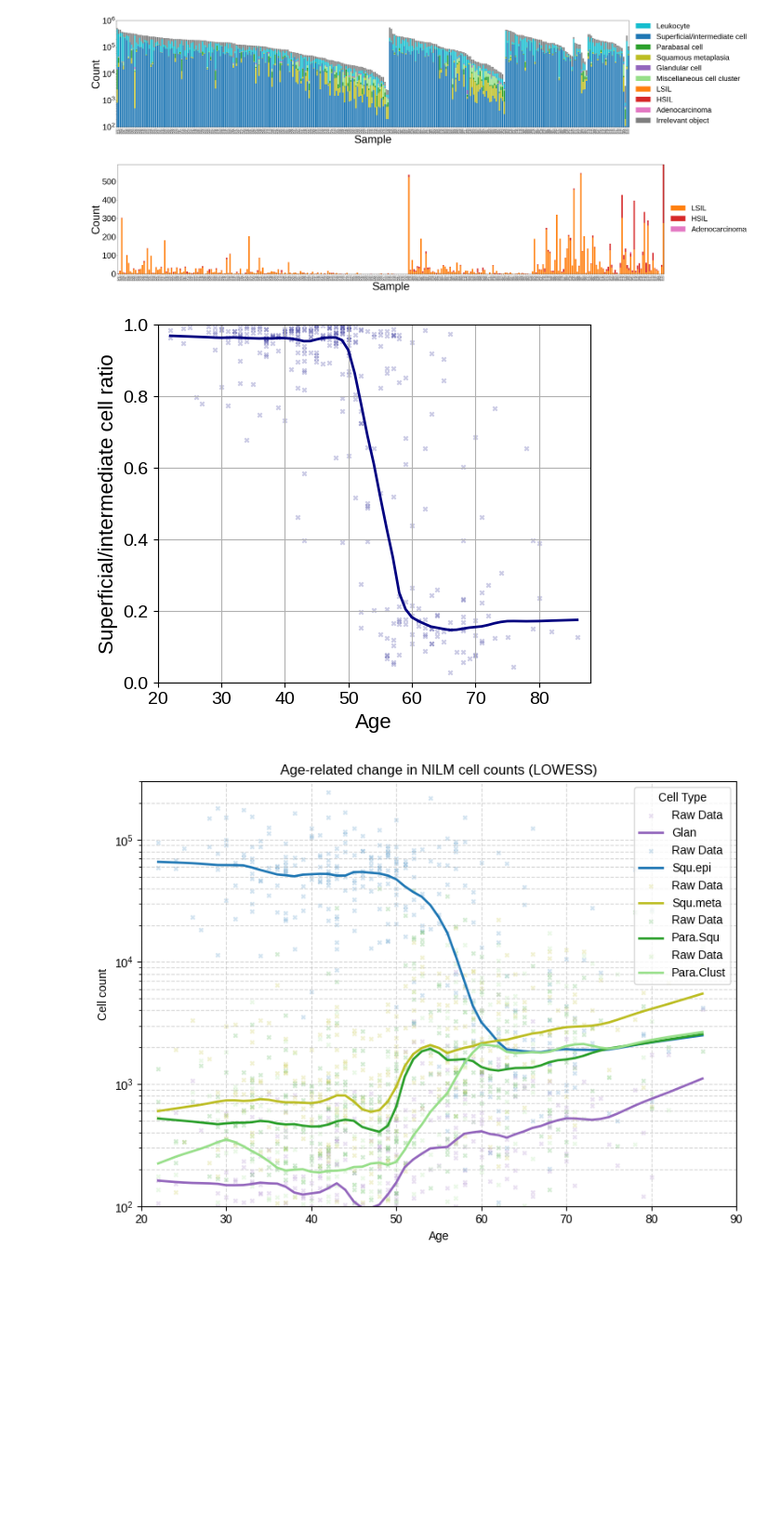
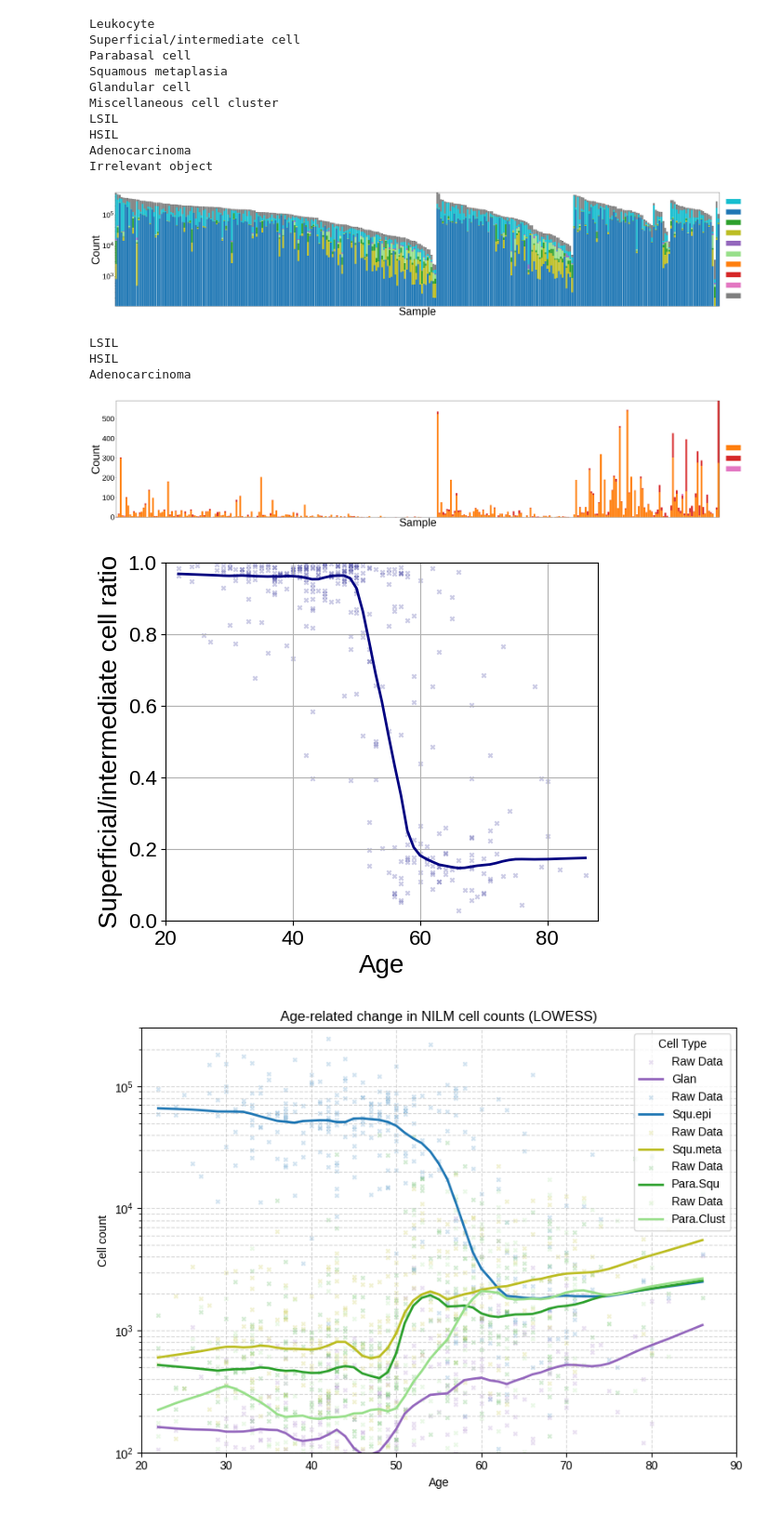
Before and after one commit to KK-CYBO/cyboscan-paper, a Jupyter notebook: statistical_analysis/paper-figure_population-analysis_313-31y41.ipynb, the cells around one changed output. Shown: that part at 93% size. Drawn from its saved outputs; the diff is of its cells as text; code cells hidden in the pictures; blank space fills up the shorter version.

```diff
--- a/statistical_analysis/paper-figure_population-analysis_313-31y41.ipynb
+++ b/statistical_analysis/paper-figure_population-analysis_313-31y41.ipynb
@@ -106,20 +117,34 @@ def draw_hist_keycount(df, keys, title='', stack_order=custom_stack_order, legen
 # %%
-fig_dir = 'figs/313-31y41/'
+fig_dir = 'figs/'
+os.makedirs(fig_dir, exist_ok=True)
 
-fig, ax = draw_hist_totalcount(df_all)
-fig.savefig(f'{fig_dir}/fig5a_all-slide-total-count.svg', bbox_inches='tight')
+fig, ax = draw_hist_totalcount(df_all, show_x_ticks=False, show_legend_text=False)
+fig.savefig(f'{fig_dir}/fig6a_all-slide-total-count.svg', bbox_inches='tight')
 
 posilist = ['LSIL', 'HSIL', 'Adenocarcinoma']
-fig, ax = draw_hist_keycount(df_all, ['LSIL', 'HSIL', 'Adenocarcinoma'], stack_order=custom_stack_order, legend_stack_order=posilist, legend_labels=posilist)
-fig.savefig(f'{fig_dir}/fig5b_all-slide-positive-count.svg', bbox_inches='tight')
+fig, ax = draw_hist_keycount(df_all, ['LSIL', 'HSIL', 'Adenocarcinoma'], stack_order=custom_stack_order, legend_stack_order=posilist, legend_labels=posilist, show_x_ticks=False, show_legend_text=False)
+fig.savefig(f'{fig_dir}/fig6b_all-slide-positive-count.svg', bbox_inches='tight')
 # %% [output]
+Leukocyte
+Superficial/intermediate cell
+Parabasal cell
+Squamous metaplasia
+Glandular cell
+Miscellaneous cell cluster
+LSIL
+HSIL
+Adenocarcinoma
+Irrelevant object
-[figure, old version]
+[figure, new version]
+LSIL
+HSIL
+Adenocarcinoma
-[figure, old version]
+[figure, new version]
 # %%
 # LOESS / LOWESS
 
 epi_columns = ['Glan', 'Squ.epi', 'Squ.meta', 'Para.Squ', 'Para.Clust', 'LSIL', 'HSIL', 'Adenocarcinoma']
-df = df_all
+df = df_all.copy()
 df['_epi_sum'] = df[epi_columns].sum(axis=1)
 df['_target_ratio'] = df['Squ.epi'] / (df['_epi_sum'])
 
@@ -132,17 +157,17 @@ smoothed = lowess(y_data, x_data, frac=0.2)
 plt.figure(figsize=(6, 5))
 plt.scatter(x_data, y_data, color='navy',  marker='x', s=10, alpha=0.2, label='Raw Data')
 plt.plot(smoothed[:, 0], smoothed[:, 1], color='navy', linewidth=2, label='LOWESS (frac=0.2)')
-plt.xlabel('Age', fontsize=16)
-plt.ylabel('Superficial/intermediate cell ratio', fontsize=16)
-plt.tick_params(axis='both', labelsize=14)
+plt.xlabel('Age', fontsize=20)
+plt.ylabel('Superficial/intermediate cell ratio', fontsize=20)
+plt.tick_params(axis='both', labelsize=16)
 plt.xlim(20, 88)
 plt.ylim(0, 1)
 plt.margins(x=0, y=0)
 plt.grid(True)
-plt.savefig(f'{fig_dir}/fig5c_superficial-cell-ratio.svg', bbox_inches='tight')
+plt.savefig(f'{fig_dir}/fig6c_superficial-cell-ratio.svg', bbox_inches='tight')
 plt.show()
 # %% [output]
-[figure, old version]
+[figure, new version]
 # %%
 nilm_cells = ['Glan', 'Squ.epi', 'Squ.meta', 'Para.Squ', 'Para.Clust']
 
```
Also changed, not shown: parts of 10 cells of this notebook, 13 other files.
